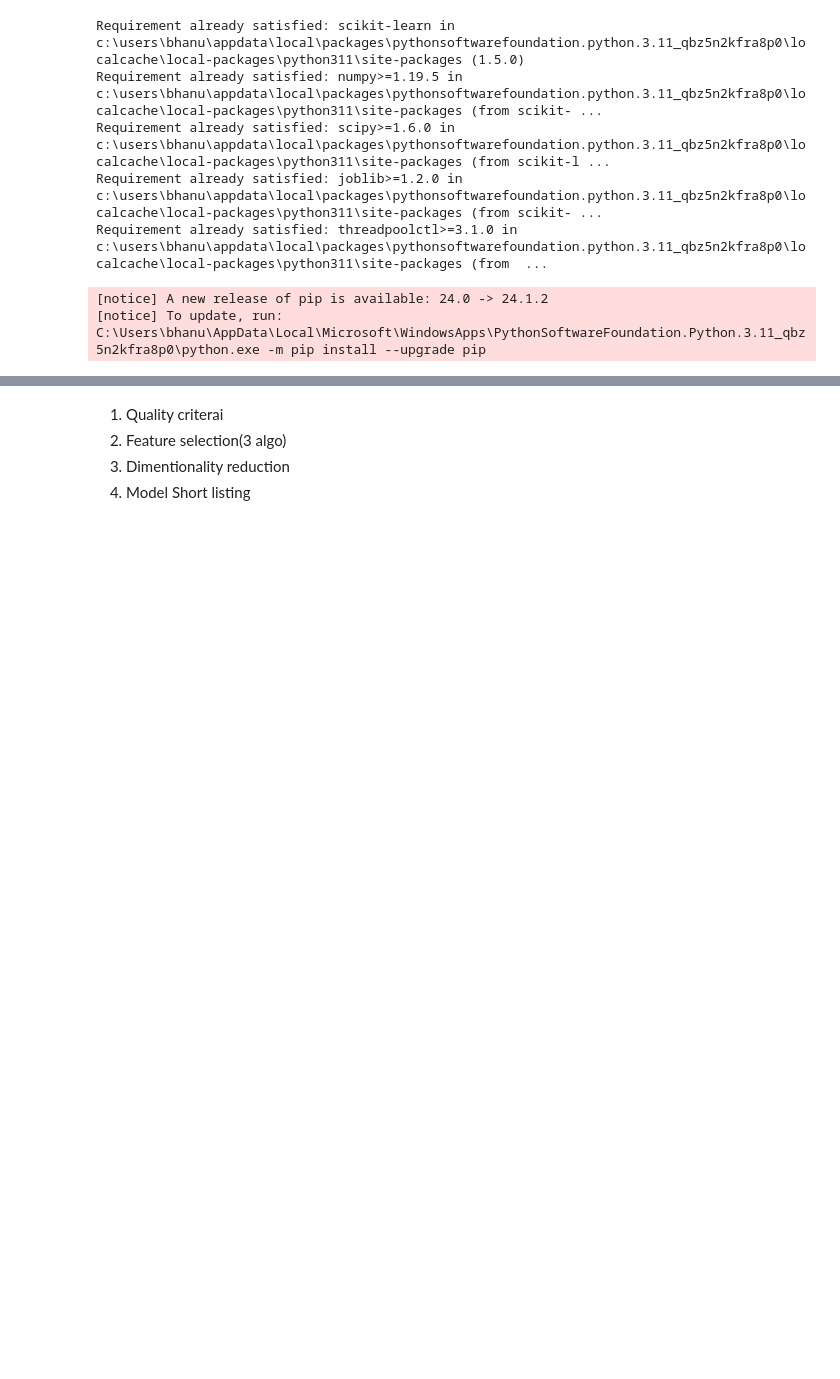
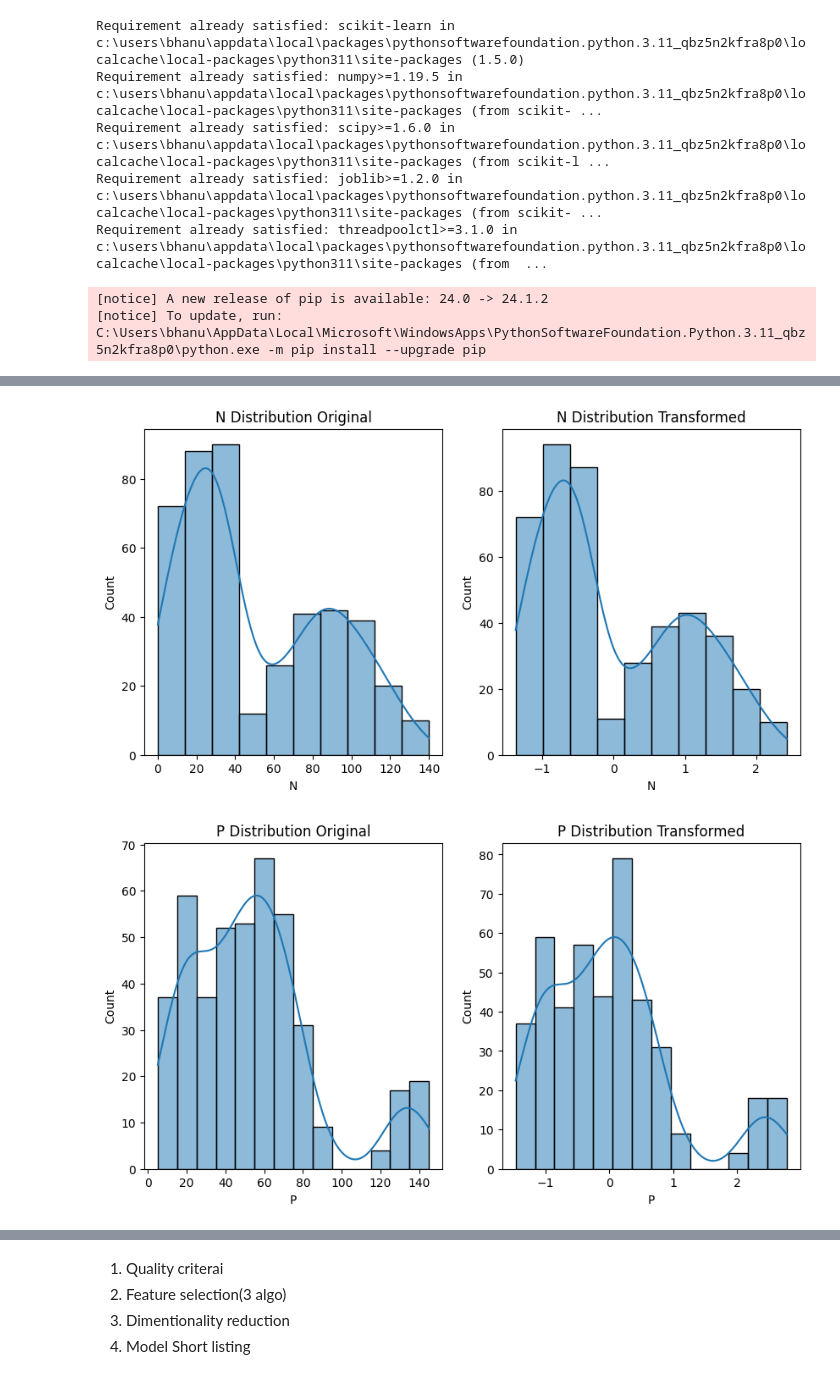
Before and after one commit to bhanurana430/Crop-recommendation-machine-learninghine-, a Jupyter notebook: main.ipynb, the cells around one changed output, grey strips where cells are left out. Cells and saved outputs as stored; diff of their text form; code cells hidden in the pictures; blank space fills up the shorter version.

```diff
--- a/main.ipynb
+++ b/main.ipynb
@@ -251,0 +340,16 @@ x_test_transformed = final_scaler.transform(x_test_combined)
+# %%
+for col in x_test_transformed_df.columns:
+    plt.figure(figsize=(10, 5))
+
+    plt.subplot(1, 2, 1)
+    sns.histplot(x_test[col], kde=True)
+    plt.title(f'{col} Distribution Original')
+
+    plt.subplot(1, 2, 2)
+    sns.histplot(x_test_transformed_df[col], kde=True)
+    plt.title(f'{col} Distribution Transformed')
+
+    plt.show()
+# %% [output]
+[figure, added]
+[figure, added]
```
Also changed, not shown: parts of 26 cells of this notebook.
